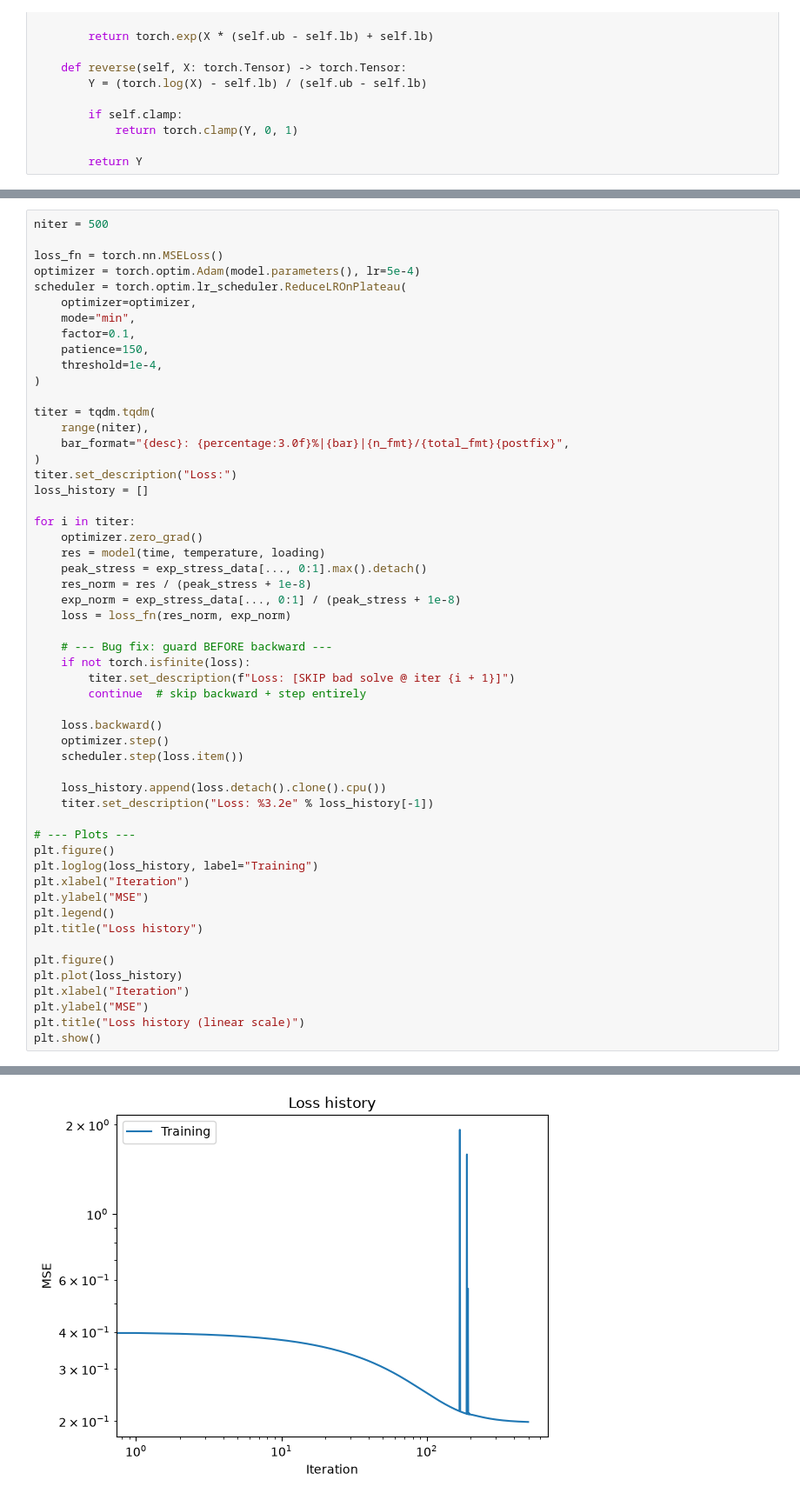
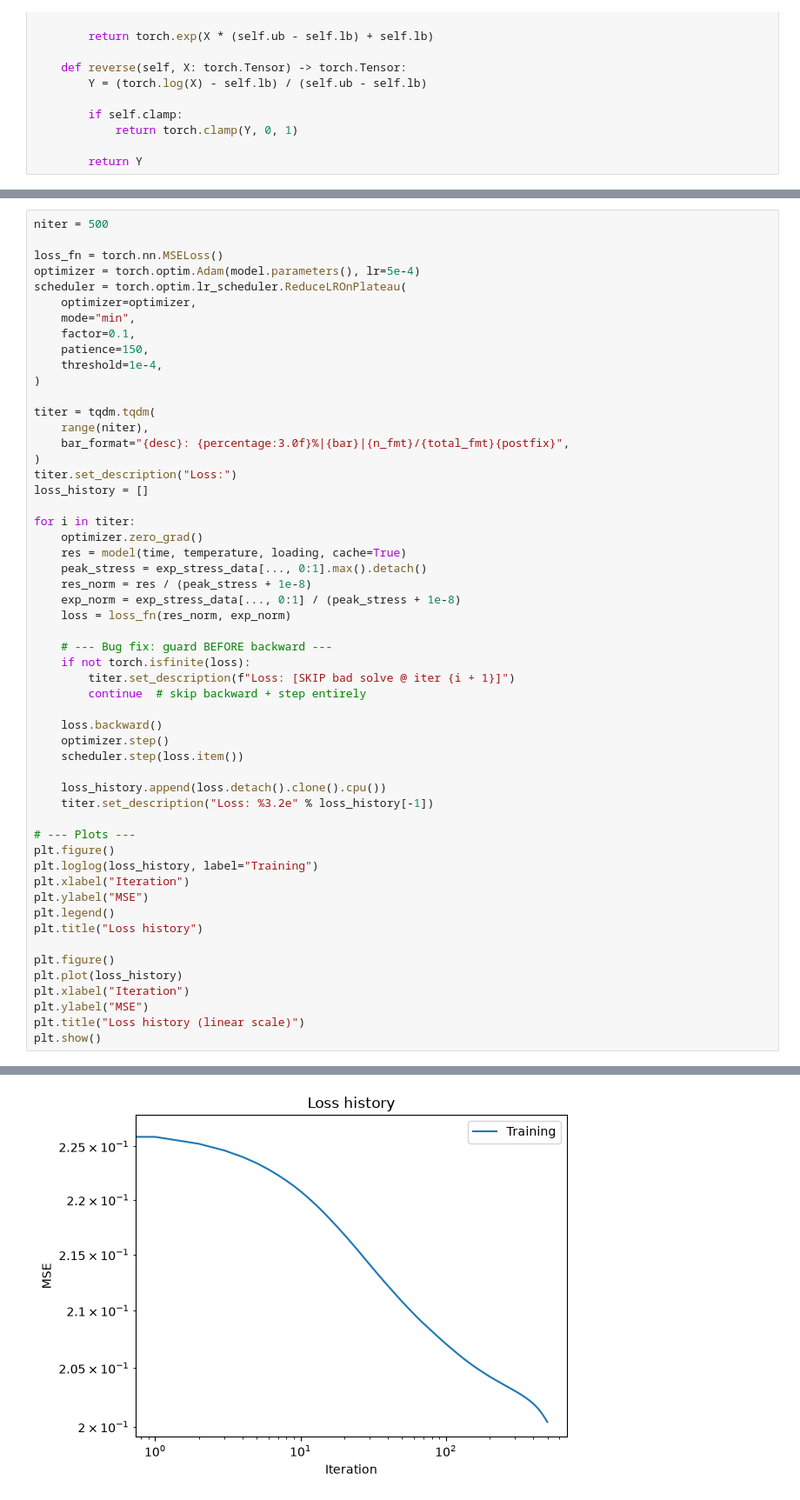
Before and after one commit to ColinMG2/neml2, a Jupyter notebook: cmg_projects/cyclic_optimization/eurofer97_deterministic.ipynb, the cells around one changed output, grey strips where cells are left out. Shown at 87% size. Saved outputs shown, nothing was run; the diff lists cells and outputs as text.

```diff
--- a/cmg_projects/cyclic_optimization/eurofer97_deterministic.ipynb
+++ b/cmg_projects/cyclic_optimization/eurofer97_deterministic.ipynb
@@ -587,7 +576,7 @@ loss_history = []
 
 for i in titer:
     optimizer.zero_grad()
-    res = model(time, temperature, loading)
+    res = model(time, temperature, loading, cache=True)
     peak_stress = exp_stress_data[..., 0:1].max().detach()
     res_norm = res / (peak_stress + 1e-8)
     exp_norm = exp_stress_data[..., 0:1] / (peak_stress + 1e-8)
@@ -623 +626 @@ plt.show()
-[figure, old version]
+[figure, new version]
```
Also changed, not shown: parts of 6 cells of this notebook, 2 other files.
